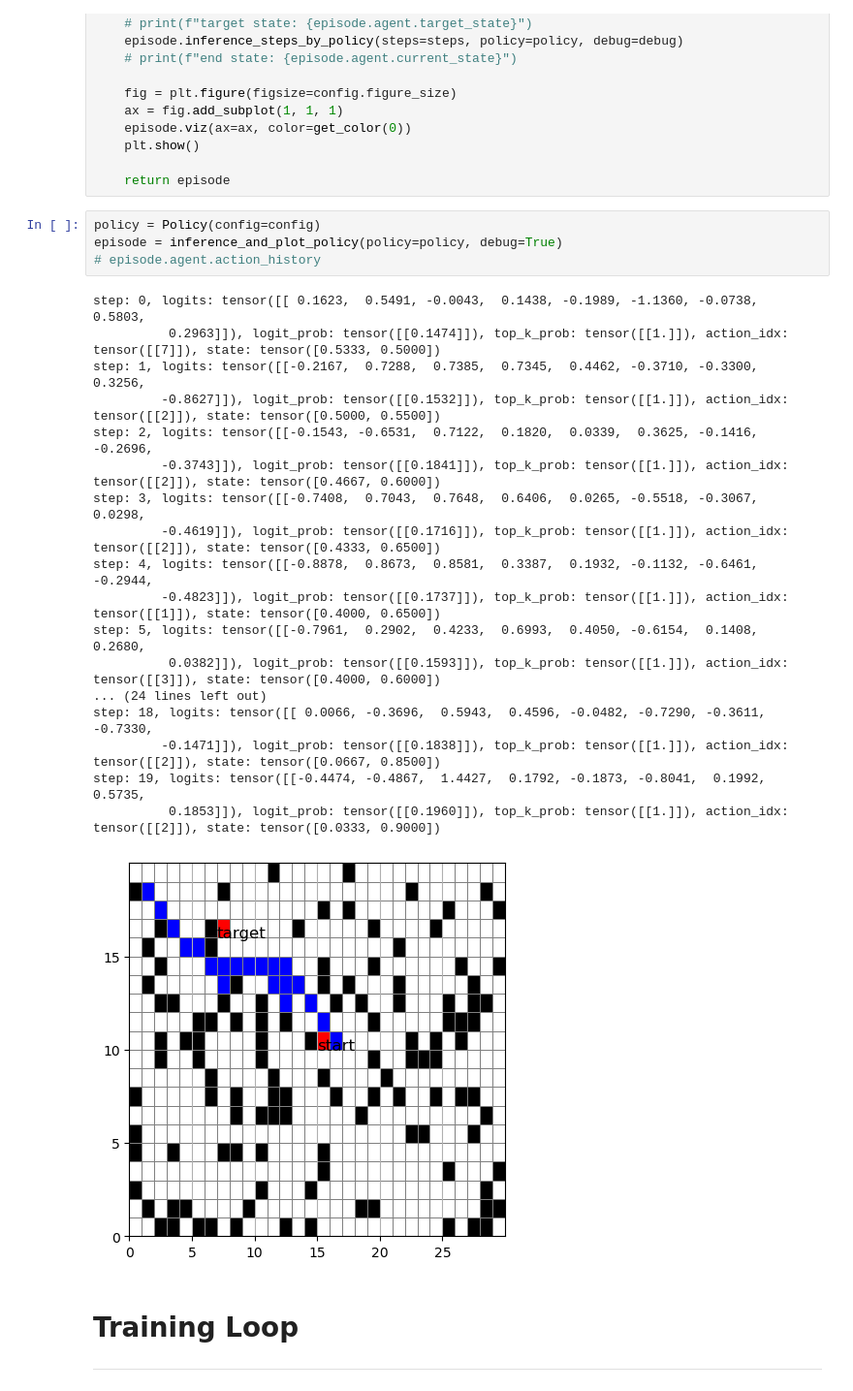
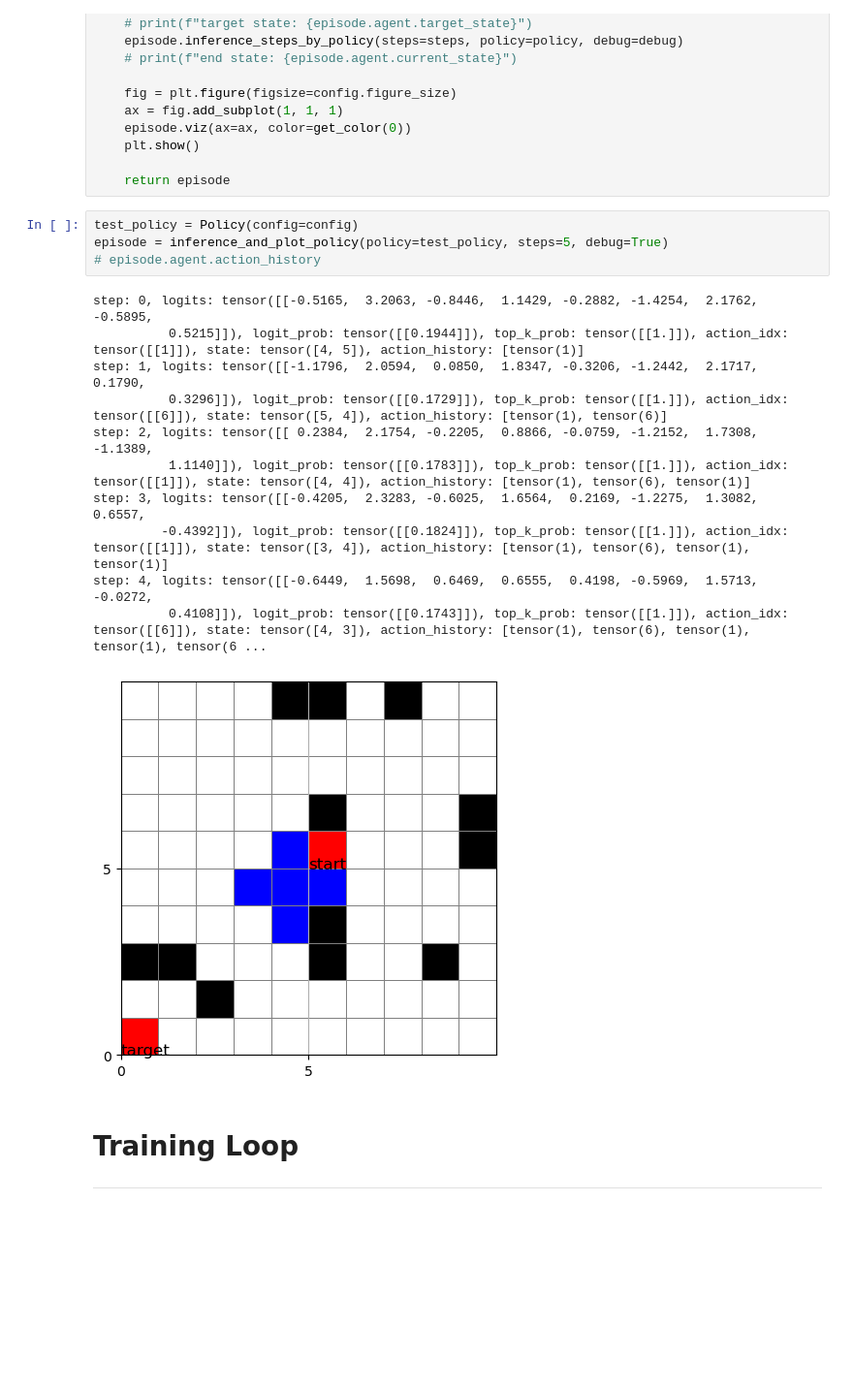
Before and after one commit to Chengbai/rf_agent, a Jupyter notebook: ange_v2.ipynb, the cells around one changed output. Shown at 97% size. Saved outputs shown, nothing was run; the diff lists cells and outputs as text; blank space fills up the shorter version.

```diff
--- a/ange_v2.ipynb
+++ b/ange_v2.ipynb
@@ -99,28 +125,21 @@ def inference_and_plot_policy(policy: Policy, steps: int = 20, debug: bool = Fal
 
     return episode
 # %%
-policy = Policy(config=config)
-episode = inference_and_plot_policy(policy=policy, debug=True)
+test_policy = Policy(config=config)
+episode = inference_and_plot_policy(policy=test_policy, steps=5, debug=True)
 # episode.agent.action_history
 # %% [output]
-step: 0, logits: tensor([[ 0.1623,  0.5491, -0.0043,  0.1438, -0.1989, -1.1360, -0.0738,  0.5803,
-          0.2963]]), logit_prob: tensor([[0.1474]]), top_k_prob: tensor([[1.]]), action_idx: tensor([[7]]), state: tensor([0.5333, 0.5000])
-step: 1, logits: tensor([[-0.2167,  0.7288,  0.7385,  0.7345,  0.4462, -0.3710, -0.3300,  0.3256,
-         -0.8627]]), logit_prob: tensor([[0.1532]]), top_k_prob: tensor([[1.]]), action_idx: tensor([[2]]), state: tensor([0.5000, 0.5500])
-step: 2, logits: tensor([[-0.1543, -0.6531,  0.7122,  0.1820,  0.0339,  0.3625, -0.1416, -0.2696,
-         -0.3743]]), logit_prob: tensor([[0.1841]]), top_k_prob: tensor([[1.]]), action_idx: tensor([[2]]), state: tensor([0.4667, 0.6000])
-step: 3, logits: tensor([[-0.7408,  0.7043,  0.7648,  0.6406,  0.0265, -0.5518, -0.3067,  0.0298,
-         -0.4619]]), logit_prob: tensor([[0.1716]]), top_k_prob: tensor([[1.]]), action_idx: tensor([[2]]), state: tensor([0.4333, 0.6500])
-step: 4, logits: tensor([[-0.8878,  0.8673,  0.8581,  0.3387,  0.1932, -0.1132, -0.6461, -0.2944,
-         -0.4823]]), logit_prob: tensor([[0.1737]]), top_k_prob: tensor([[1.]]), action_idx: tensor([[1]]), state: tensor([0.4000, 0.6500])
-step: 5, logits: tensor([[-0.7961,  0.2902,  0.4233,  0.6993,  0.4050, -0.6154,  0.1408,  0.2680,
-          0.0382]]), logit_prob: tensor([[0.1593]]), top_k_prob: tensor([[1.]]), action_idx: tensor([[3]]), state: tensor([0.4000, 0.6000])
-... (24 lines left out)
-step: 18, logits: tensor([[ 0.0066, -0.3696,  0.5943,  0.4596, -0.0482, -0.7290, -0.3611, -0.7330,
-         -0.1471]]), logit_prob: tensor([[0.1838]]), top_k_prob: tensor([[1.]]), action_idx: tensor([[2]]), state: tensor([0.0667, 0.8500])
-step: 19, logits: tensor([[-0.4474, -0.4867,  1.4427,  0.1792, -0.1873, -0.8041,  0.1992,  0.5735,
-          0.1853]]), logit_prob: tensor([[0.1960]]), top_k_prob: tensor([[1.]]), action_idx: tensor([[2]]), state: tensor([0.0333, 0.9000])
+step: 0, logits: tensor([[-0.5165,  3.2063, -0.8446,  1.1429, -0.2882, -1.4254,  2.1762, -0.5895,
+          0.5215]]), logit_prob: tensor([[0.1944]]), top_k_prob: tensor([[1.]]), action_idx: tensor([[1]]), state: tensor([4, 5]), action_history: [tensor(1)]
+step: 1, logits: tensor([[-1.1796,  2.0594,  0.0850,  1.8347, -0.3206, -1.2442,  2.1717,  0.1790,
+          0.3296]]), logit_prob: tensor([[0.1729]]), top_k_prob: tensor([[1.]]), action_idx: tensor([[6]]), state: tensor([5, 4]), action_history: [tensor(1), tensor(6)]
+step: 2, logits: tensor([[ 0.2384,  2.1754, -0.2205,  0.8866, -0.0759, -1.2152,  1.7308, -1.1389,
+          1.1140]]), logit_prob: tensor([[0.1783]]), top_k_prob: tensor([[1.]]), action_idx: tensor([[1]]), state: tensor([4, 4]), action_history: [tensor(1), tensor(6), tensor(1)]
+step: 3, logits: tensor([[-0.4205,  2.3283, -0.6025,  1.6564,  0.2169, -1.2275,  1.3082,  0.6557,
+         -0.4392]]), logit_prob: tensor([[0.1824]]), top_k_prob: tensor([[1.]]), action_idx: tensor([[1]]), state: tensor([3, 4]), action_history: [tensor(1), tensor(6), tensor(1), tensor(1)]
+step: 4, logits: tensor([[-0.6449,  1.5698,  0.6469,  0.6555,  0.4198, -0.5969,  1.5713, -0.0272,
+          0.4108]]), logit_prob: tensor([[0.1743]]), top_k_prob: tensor([[1.]]), action_idx: tensor([[6]]), state: tensor([4, 3]), action_history: [tensor(1), tensor(6), tensor(1), tensor(1), tensor(6 ...
-[figure, old version]
+[figure, new version]
 # %% [markdown]
 # Training Loop
 ---
```
Also changed, not shown: parts of 5 cells of this notebook, 4 other files.
